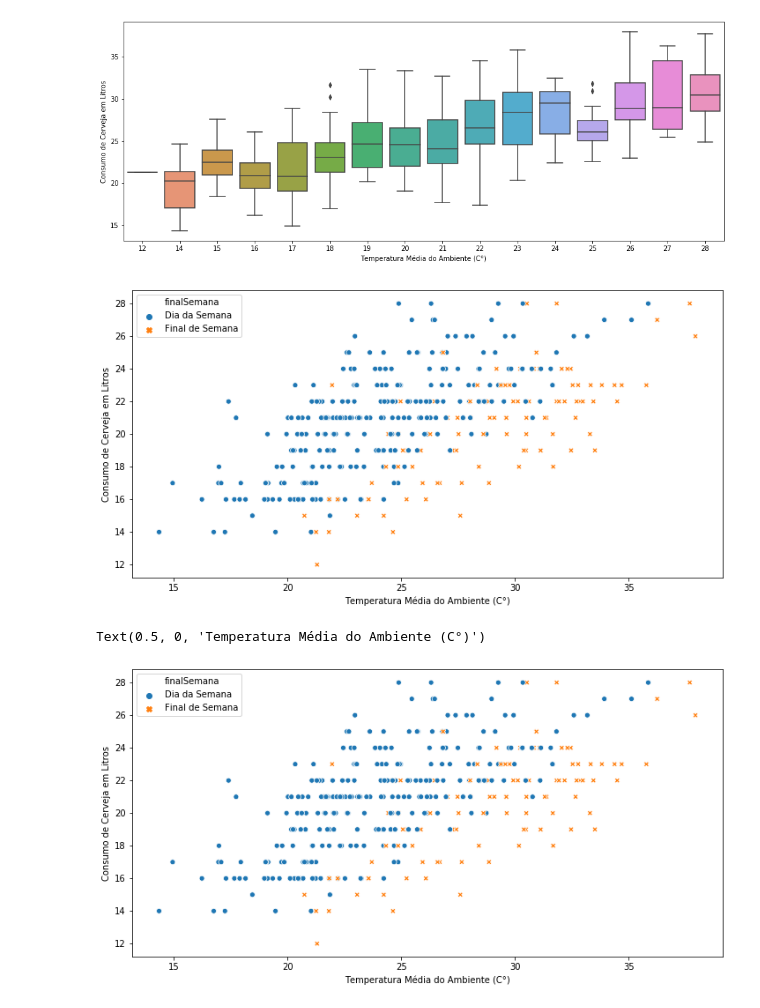
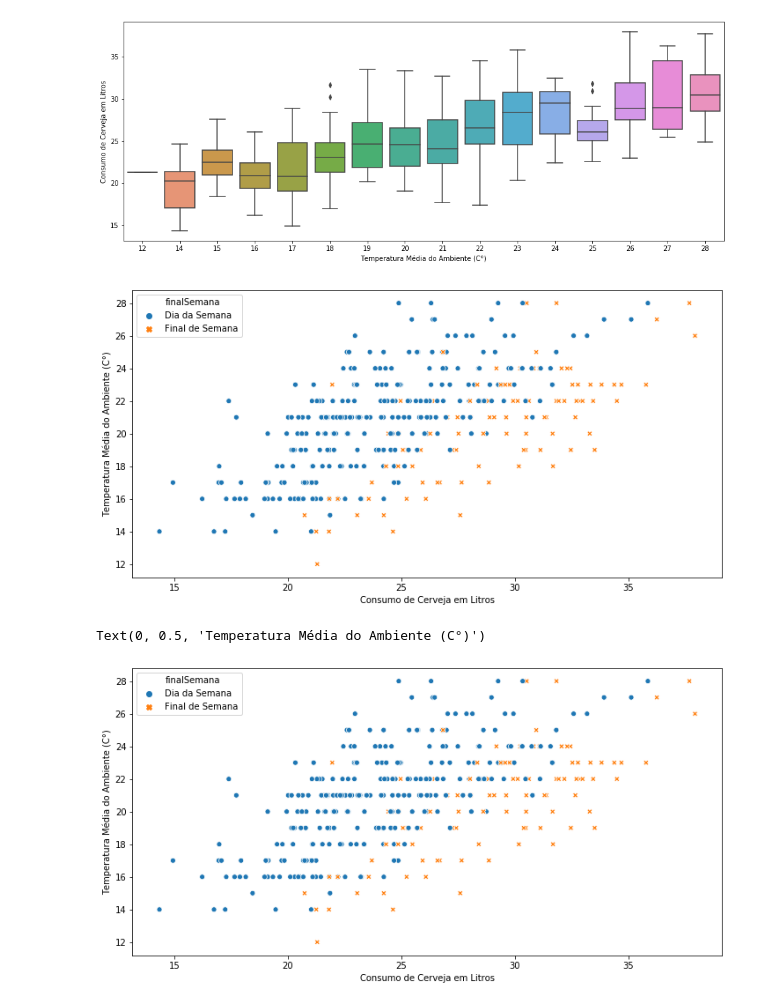
Before and after one commit to vitormoschetti/PI--IV---Extra-o-e-Visualiza-o-de-Dados-, a Jupyter notebook: Atividade 2/PI IV - Consumo de Cerveja .ipynb, the cells around one changed output. Saved outputs shown, nothing was run; the diff lists cells and outputs as text; code cells hidden in the pictures.

Commit message:
Alterando legenda

```diff
--- a/Atividade 2/PI IV - Consumo de Cerveja .ipynb
+++ b/Atividade 2/PI IV - Consumo de Cerveja .ipynb
@@ -120,20 +120,20 @@ plt.savefig('grafico_boxplot.png')
 # %%
 plt.figure(figsize=[12,6])
 sns.scatterplot(y ='temperaturaMedia', x ='consumoLitros',
                 hue='finalSemana', style='finalSemana',
                 data=dadosTratados, legend='full')
-plt.ylabel('Consumo de Cerveja em Litros')
-plt.xlabel('Temperatura Média do Ambiente (C°)')
+plt.xlabel('Consumo de Cerveja em Litros')
+plt.ylabel('Temperatura Média do Ambiente (C°)')
 plt.savefig('grafico_scatterplot.png')
 # %% [output]
-[figure, old version]
+[figure, new version]
 # %%
 plt.figure(figsize=[12,6])
 sns.scatterplot(y ='temperaturaMedia', x ='consumoLitros',
                 hue='finalSemana', style='finalSemana',
                 data=dadosTratados)
-plt.ylabel('Consumo de Cerveja em Litros')
-plt.xlabel('Temperatura Média do Ambiente (C°)')
+plt.xlabel('Consumo de Cerveja em Litros')
+plt.ylabel('Temperatura Média do Ambiente (C°)')
 # %% [output]
-Text(0.5, 0, 'Temperatura Média do Ambiente (C°)')
+Text(0, 0.5, 'Temperatura Média do Ambiente (C°)')
-[figure, old version]
+[figure, new version]
```
Also changed, not shown: 3 other files.
